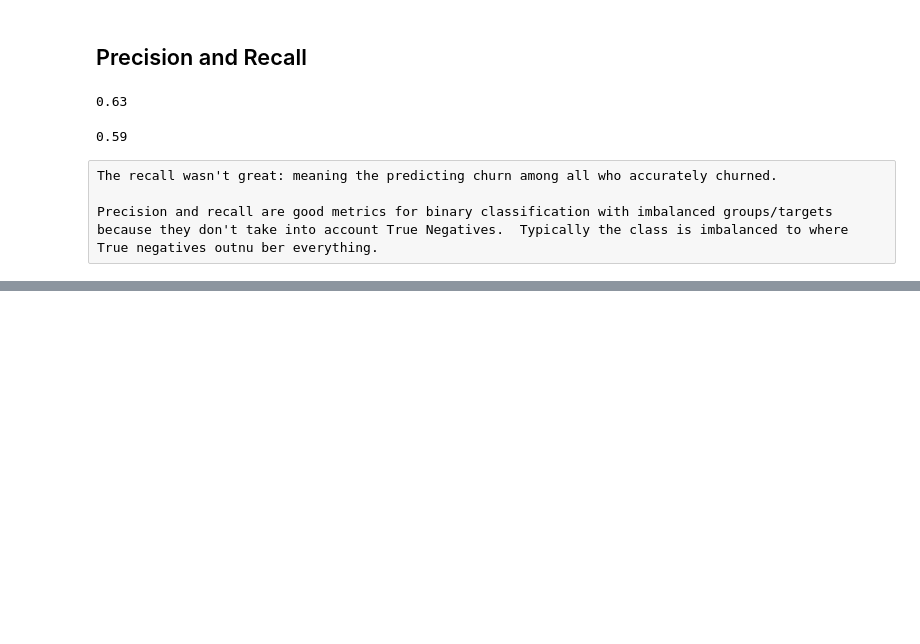
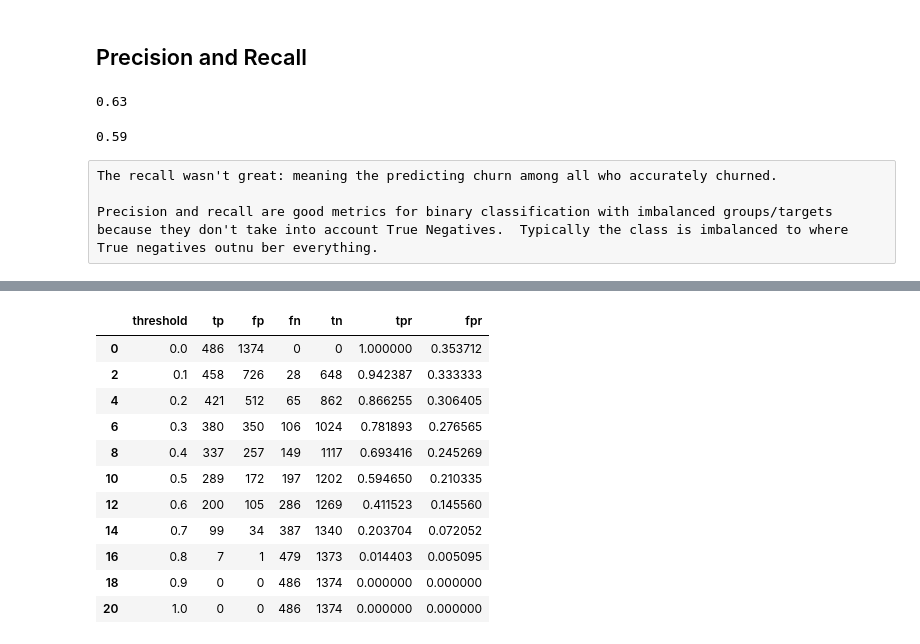
Before and after one commit to shammer83/Churn, a Jupyter notebook: Telco Churn Model.ipynb, the cells around one changed output, grey strips where cells are left out. Saved outputs shown, nothing was run; the diff lists cells and outputs as text; code cells hidden in the pictures; blank space fills up the shorter version.

```diff
--- a/Telco Churn Model.ipynb
+++ b/Telco Churn Model.ipynb
@@ -649,0 +682,15 @@ Precision and recall are good metrics for binary classification with imbalanced
+# %%
+df_scores[::2]
+# %% [output]
+|  | threshold | tp | fp | fn | tn | tpr | fpr |
+| 0 | 0.0 | 486 | 1374 | 0 | 0 | 1.000000 | 0.353712 |
+| 2 | 0.1 | 458 | 726 | 28 | 648 | 0.942387 | 0.333333 |
+| 4 | 0.2 | 421 | 512 | 65 | 862 | 0.866255 | 0.306405 |
+| 6 | 0.3 | 380 | 350 | 106 | 1024 | 0.781893 | 0.276565 |
+| 8 | 0.4 | 337 | 257 | 149 | 1117 | 0.693416 | 0.245269 |
+| 10 | 0.5 | 289 | 172 | 197 | 1202 | 0.594650 | 0.210335 |
+| 12 | 0.6 | 200 | 105 | 286 | 1269 | 0.411523 | 0.145560 |
+| 14 | 0.7 | 99 | 34 | 387 | 1340 | 0.203704 | 0.072052 |
+| 16 | 0.8 | 7 | 1 | 479 | 1373 | 0.014403 | 0.005095 |
+| 18 | 0.9 | 0 | 0 | 486 | 1374 | 0.000000 | 0.000000 |
+| 20 | 1.0 | 0 | 0 | 486 | 1374 | 0.000000 | 0.000000 |
```
Also changed, not shown: parts of 5 cells of this notebook.
